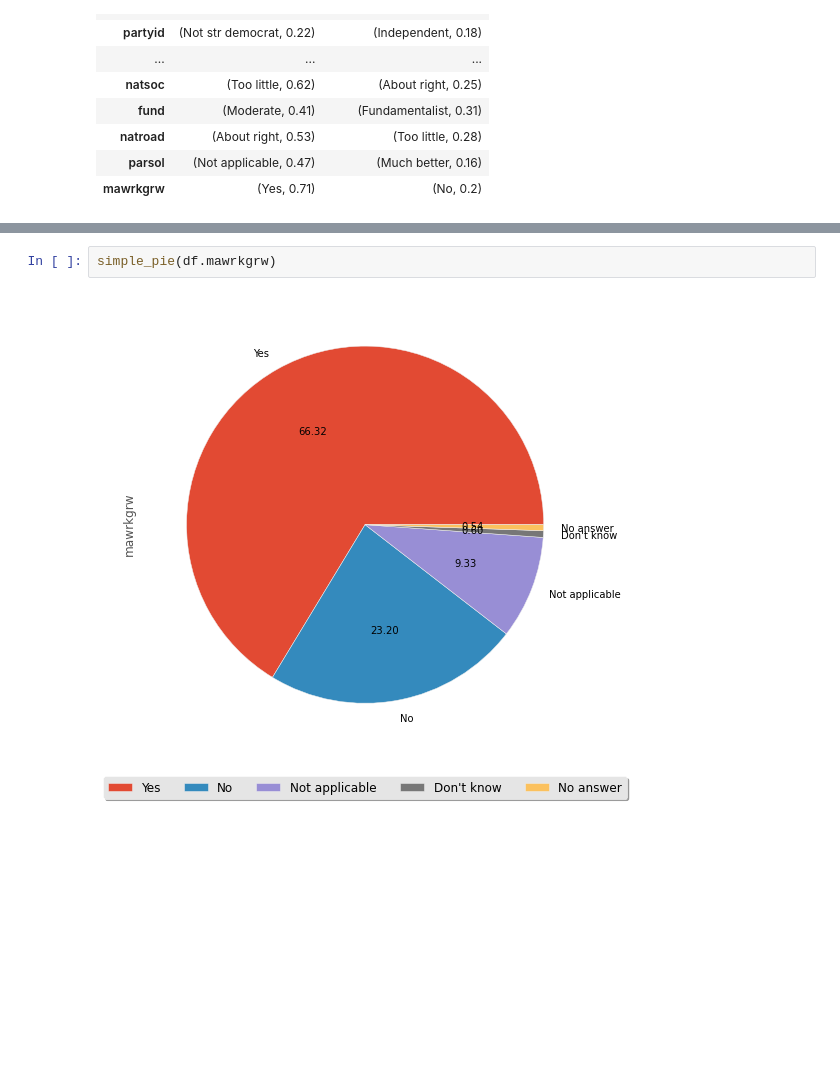
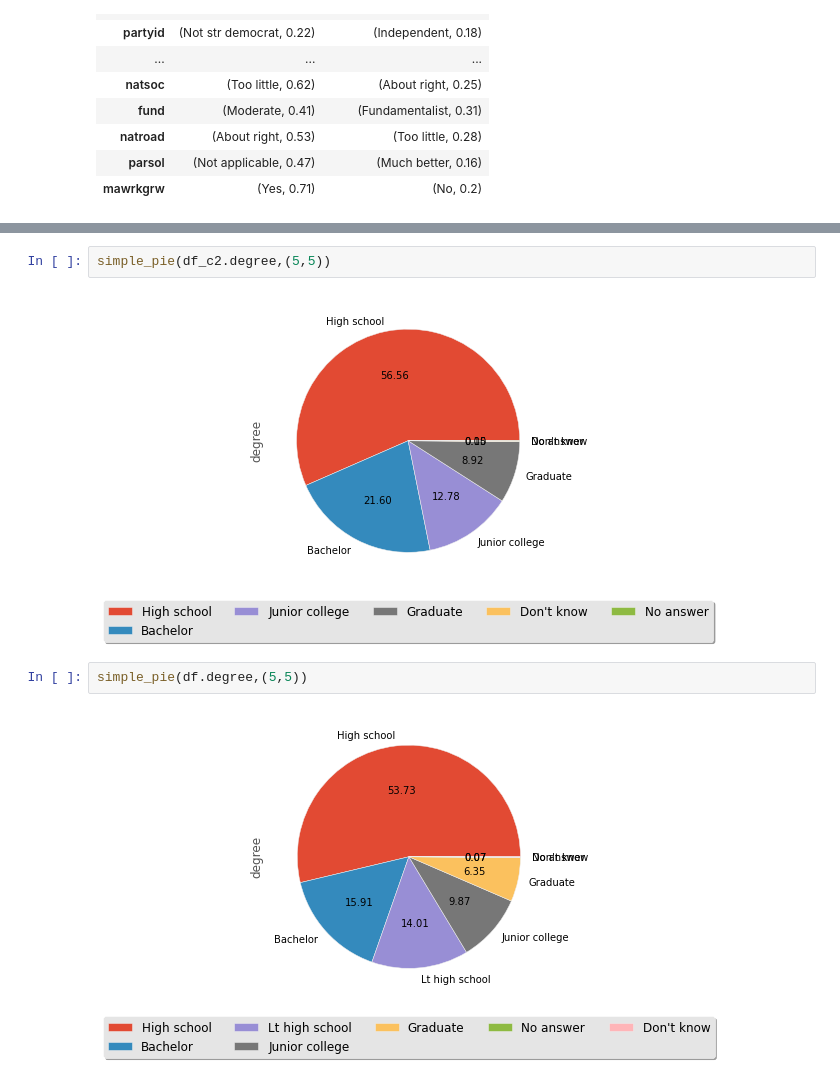
Before and after one commit to banjopickin/women_workforce, a Jupyter notebook: FC_analysis.ipynb, the cells around one changed output, grey strips where cells are left out. Drawn from its saved outputs; the diff is of its cells as text; blank space fills up the shorter version.

```diff
--- a/FC_analysis.ipynb
+++ b/FC_analysis.ipynb
@@ -325,4 +333,8 @@ cluster_summary(df_c2,cat_cols)
+# %%
+simple_pie(df_c2.degree,(5,5))
+# %% [output]
+[figure, added]
 # %%
-simple_pie(df.mawrkgrw)
+simple_pie(df.degree,(5,5))
 # %% [output]
-[figure, old version]
+[figure, new version]
```
Also changed, not shown: parts of 5 cells of this notebook.
